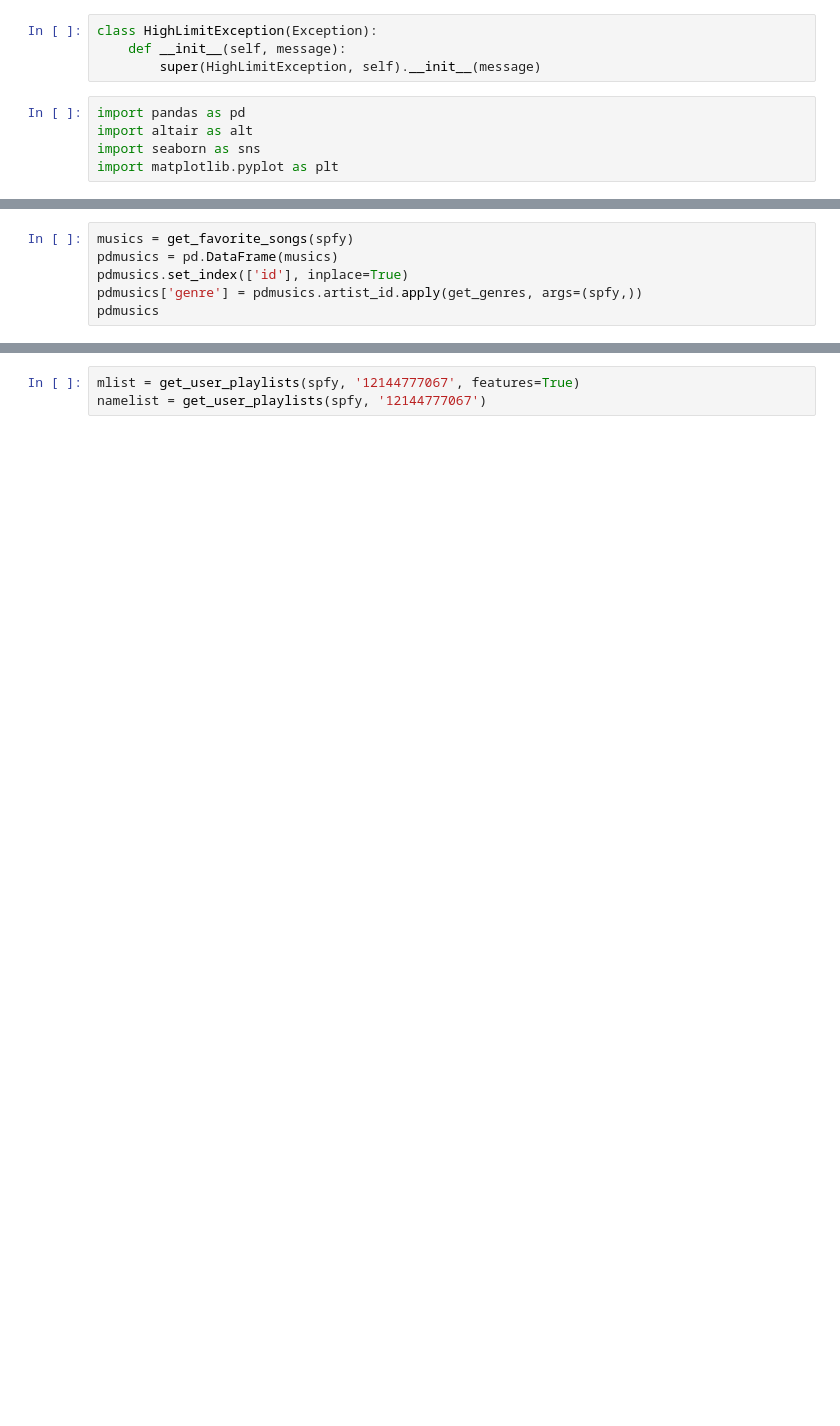
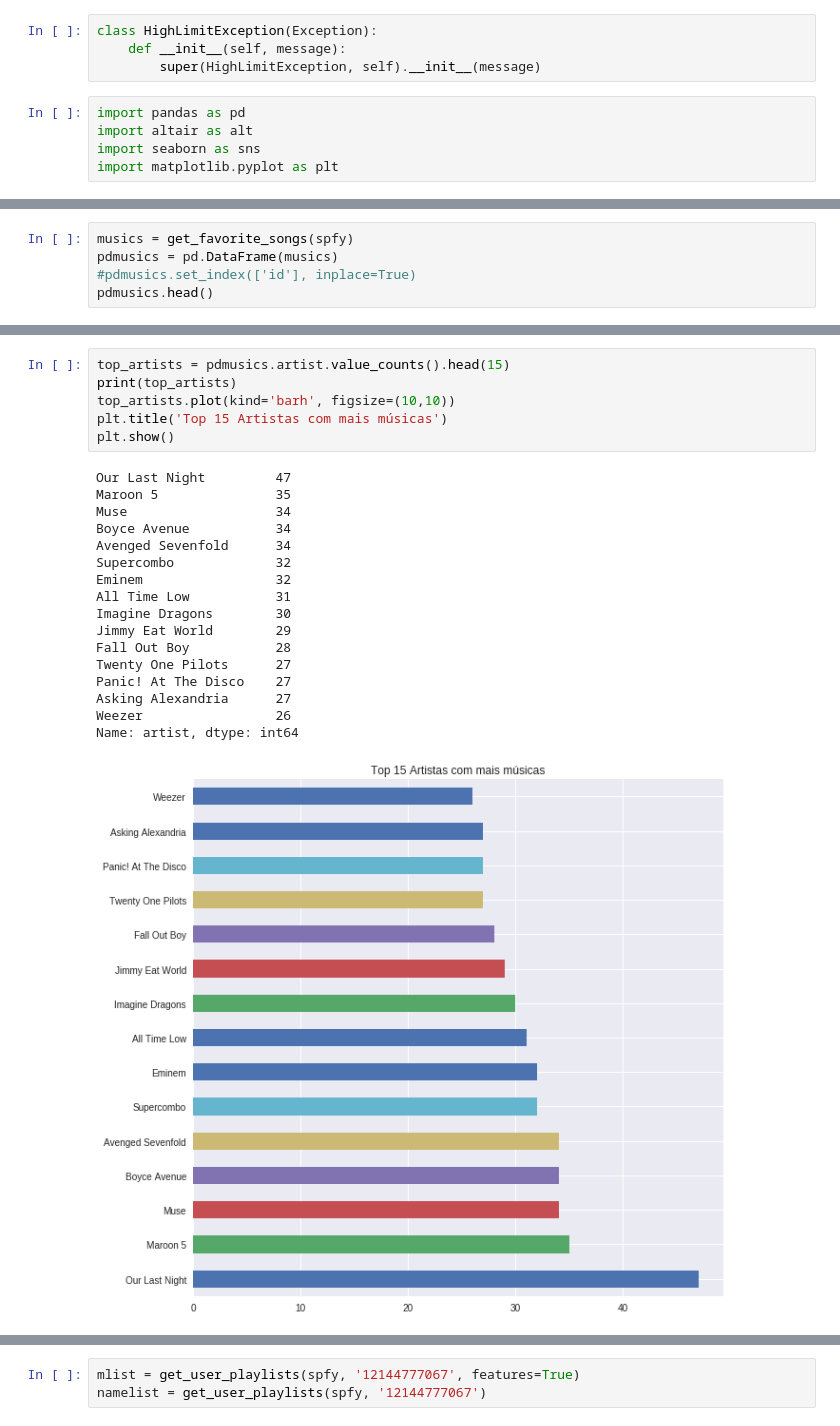
Before and after one commit to gabrielfas/spotify-playlist-analysis, a Jupyter notebook: Spotify_Data_Science.ipynb, the cells around one changed output, grey strips where cells are left out. Saved outputs shown, nothing was run; the diff lists cells and outputs as text; blank space fills up the shorter version.

```diff
--- a/Spotify_Data_Science.ipynb
+++ b/Spotify_Data_Science.ipynb
@@ -335,7 +252,6 @@ spfy = login_user('12144777067')
 # %%
 musics = get_favorite_songs(spfy)
 pdmusics = pd.DataFrame(musics)
-pdmusics.set_index(['id'], inplace=True)
-pdmusics['genre'] = pdmusics.artist_id.apply(get_genres, args=(spfy,))
-pdmusics
+#pdmusics.set_index(['id'], inplace=True)
+pdmusics.head()
 # %% [output]
@@ -376,0 +324,24 @@ pdmusics
+# %%
+top_artists = pdmusics.artist.value_counts().head(15)
+print(top_artists)
+top_artists.plot(kind='barh', figsize=(10,10))
+plt.title('Top 15 Artistas com mais músicas')
+plt.show()
+# %% [output]
+Our Last Night         47
+Maroon 5               35
+Muse                   34
+Boyce Avenue           34
+Avenged Sevenfold      34
+Supercombo             32
+Eminem                 32
+All Time Low           31
+Imagine Dragons        30
+Jimmy Eat World        29
+Fall Out Boy           28
+Twenty One Pilots      27
+Panic! At The Disco    27
+Asking Alexandria      27
+Weezer                 26
+Name: artist, dtype: int64
+[figure, added]
```
Also changed, not shown: parts of 22 cells of this notebook.
